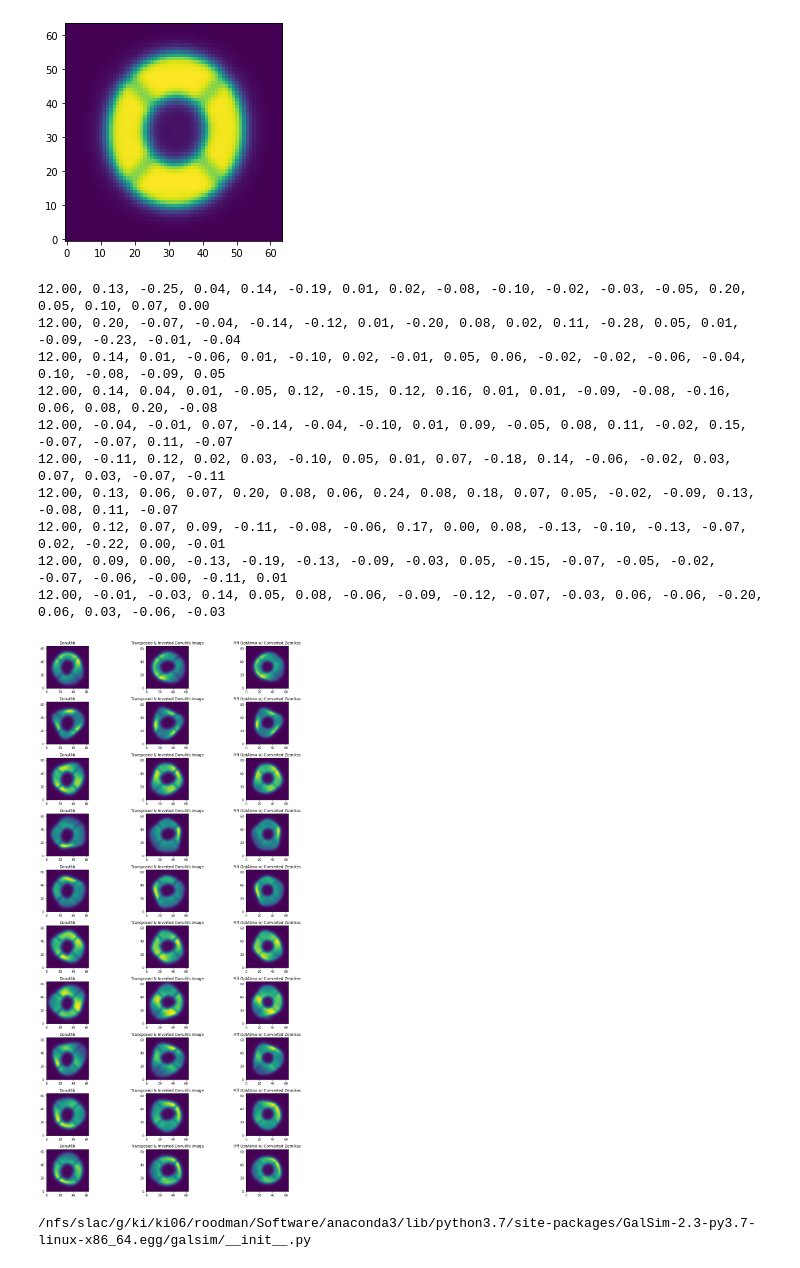
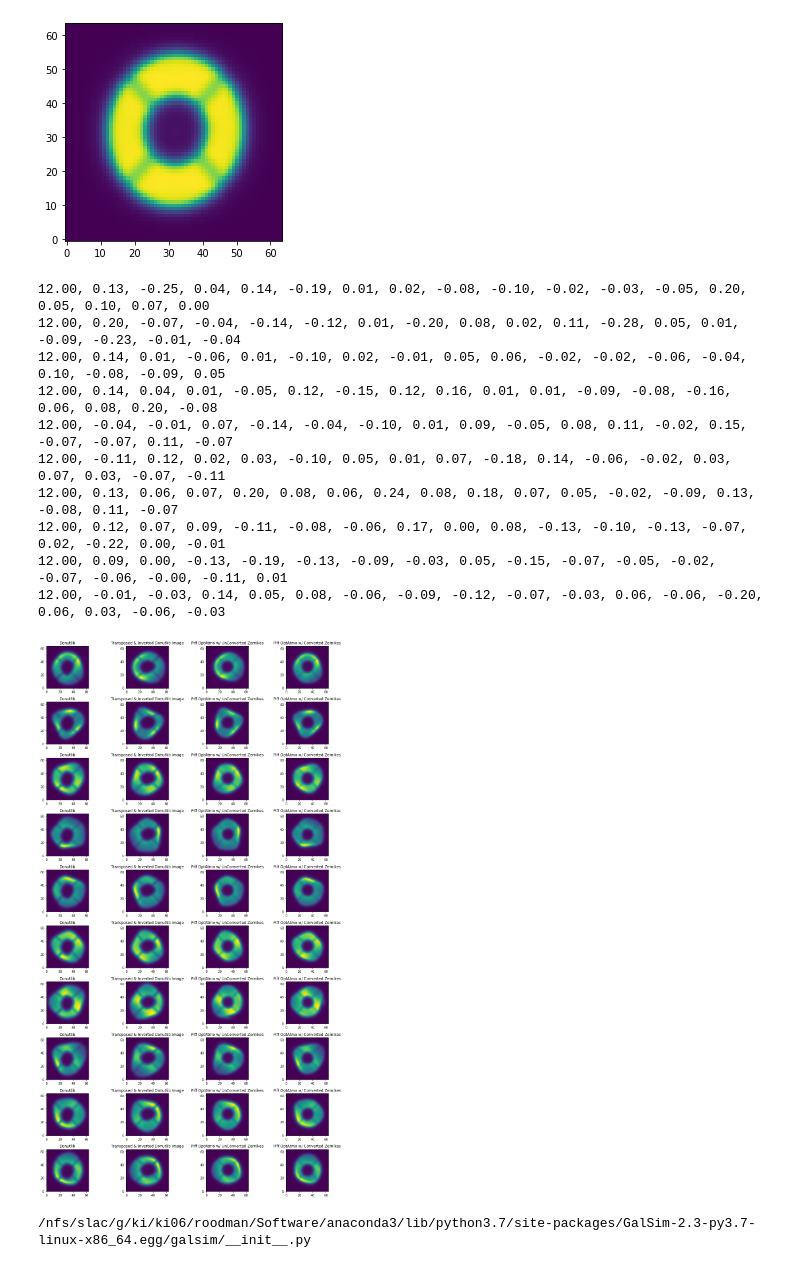
Before and after one commit to aaronroodman/Notebooks, a Jupyter notebook: Piff/compare-Donutlib-Piff-iFFT.ipynb, the cells around one changed output. Drawn from its saved outputs; the diff is of its cells as text; code cells hidden in the pictures.

Commit message:
Modify to reflect renewed understanding that donut Zernike coefficents need conversion for Galsim and Piff

```diff
--- a/Piff/compare-Donutlib-Piff-iFFT.ipynb
+++ b/Piff/compare-Donutlib-Piff-iFFT.ipynb
@@ -103,7 +138,7 @@ def make_blank_star(x, y, chipnum, properties={}, **kwargs):
 # %%
 # make one star from Piff OptAtmo
 
-def piff_calc(zarray):
+def piff_calc(zarray,convertZ=False):
 
     chipnum = 10
     icen = 500
@@ -123,7 +158,11 @@ def piff_calc(zarray):
     default_params = np.array([0.0,0.0,0.0,25.,0.7,0.0,0.0])
     fit_params[0:7] = default_params
     for iZ in range(len(zarray)):
-        fit_params[7+iZ] = zarray[iZ]
+        if convertZ:
+            zarray_tmp = transform_zernike_minus(zarray)
+        else:
+            zarray_tmp = zarray
+        fit_params[7+iZ] = zarray_tmp[iZ]
     #print(fit_params)
 
     prof = aopsf.getProfile(copy.deepcopy(blank_star),fit_params)  #a Profile is a GalSim object that knows *how* to be drawn, here it is the convoluation of OpticalPSF and VonKarman
@@ -150,38 +189,41 @@ ax.imshow(noiseless_image.array,origin='lower',interpolation='None')
 
 gd = galsim.GaussianDeviate(12345)
 z4 = 12.0
-fig, axes = plt.subplots(10, 3, figsize=(15, 25))
+fig, axes = plt.subplots(10, 4, figsize=(15, 25))
 for i in range(10):
     # Add Gaussian-distributed aberrations
     zarray_ran = np.empty((17,), float)
     gd.generate(zarray_ran)
     zarray = [z4]+list(0.1*zarray_ran)
 
     print(', '.join(f'{q:.2f}' for q in zarray))
 
     donut_image = donut_calc(zarray)
-    piff_image_zconvert = piff_calc(zarray)
+    piff_image  = piff_calc(zarray)
+    piff_image_zconvert  = piff_calc(zarray,convertZ=True)
     axes[i, 0].imshow(donut_image,origin='lower')
     axes[i, 1].imshow(np.transpose(np.flip(donut_image)),origin='lower') # should be correct
-    axes[i, 2].imshow(piff_image_zconvert.array,origin='lower')
+    axes[i, 2].imshow(piff_image.array,origin='lower')
+    axes[i, 3].imshow(piff_image_zconvert.array,origin='lower')
 
     axes[i, 0].set_title("Donutlib")
     axes[i, 1].set_title("Transposed & Inverted Donutlib Image")
-    axes[i, 2].set_title("Piff OptAtmo w/ Converted Zernikes")
+    axes[i, 2].set_title("Piff OptAtmo w/ UnConverted Zernikes")
+    axes[i, 3].set_title("Piff OptAtmo w/ Converted Zernikes")
 
 fig.tight_layout()
 # %% [output]
 12.00, 0.13, -0.25, 0.04, 0.14, -0.19, 0.01, 0.02, -0.08, -0.10, -0.02, -0.03, -0.05, 0.20, 0.05, 0.10, 0.07, 0.00
 12.00, 0.20, -0.07, -0.04, -0.14, -0.12, 0.01, -0.20, 0.08, 0.02, 0.11, -0.28, 0.05, 0.01, -0.09, -0.23, -0.01, -0.04
 12.00, 0.14, 0.01, -0.06, 0.01, -0.10, 0.02, -0.01, 0.05, 0.06, -0.02, -0.02, -0.06, -0.04, 0.10, -0.08, -0.09, 0.05
 12.00, 0.14, 0.04, 0.01, -0.05, 0.12, -0.15, 0.12, 0.16, 0.01, 0.01, -0.09, -0.08, -0.16, 0.06, 0.08, 0.20, -0.08
 12.00, -0.04, -0.01, 0.07, -0.14, -0.04, -0.10, 0.01, 0.09, -0.05, 0.08, 0.11, -0.02, 0.15, -0.07, -0.07, 0.11, -0.07
 12.00, -0.11, 0.12, 0.02, 0.03, -0.10, 0.05, 0.01, 0.07, -0.18, 0.14, -0.06, -0.02, 0.03, 0.07, 0.03, -0.07, -0.11
 12.00, 0.13, 0.06, 0.07, 0.20, 0.08, 0.06, 0.24, 0.08, 0.18, 0.07, 0.05, -0.02, -0.09, 0.13, -0.08, 0.11, -0.07
 12.00, 0.12, 0.07, 0.09, -0.11, -0.08, -0.06, 0.17, 0.00, 0.08, -0.13, -0.10, -0.13, -0.07, 0.02, -0.22, 0.00, -0.01
 12.00, 0.09, 0.00, -0.13, -0.19, -0.13, -0.09, -0.03, 0.05, -0.15, -0.07, -0.05, -0.02, -0.07, -0.06, -0.00, -0.11, 0.01
 12.00, -0.01, -0.03, 0.14, 0.05, 0.08, -0.06, -0.09, -0.12, -0.07, -0.03, 0.06, -0.06, -0.20, 0.06, 0.03, -0.06, -0.03
-[figure, old version]
+[figure, new version]
 # %%
 print(galsim.__file__)
 # %% [output]
```
Also changed, not shown: parts of 6 cells of this notebook, 3 other files.
